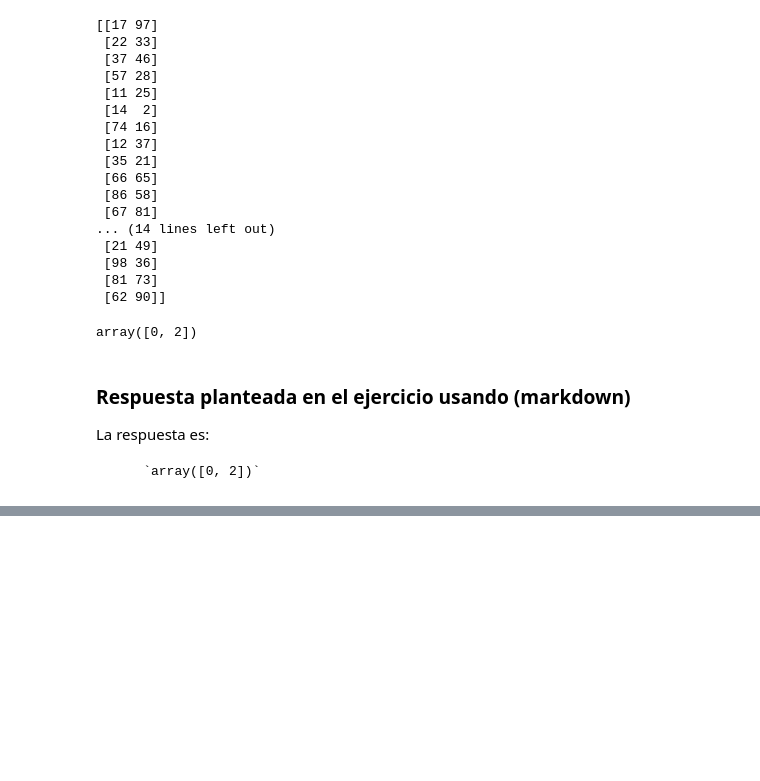
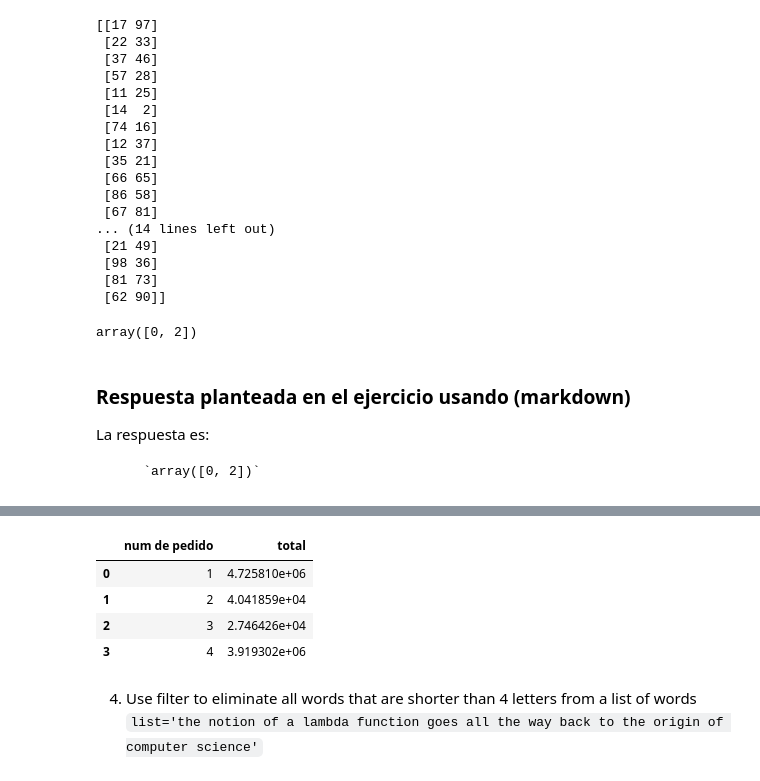
Before and after one commit to PintorOD1997/ProyectoConjunto_Tarea2_DPintor_RMartinez, a Jupyter notebook: ProyectoConjunto_DPintor_RMartinez.ipynb, the cells around one changed output, grey strips where cells are left out. Cells and saved outputs as stored; diff of their text form; code cells hidden in the pictures; blank space fills up the shorter version.

```diff
--- a/ProyectoConjunto_DPintor_RMartinez.ipynb
+++ b/ProyectoConjunto_DPintor_RMartinez.ipynb
@@ -203,0 +267,21 @@ array([0, 2])
+# %%
+#2
+orders = [[1, ("5464", 4, 9.99), ("8274",18,12.99), ("9744", 9, 44.95)],
+          [2, ("5464", 9, 9.99), ("9744", 9, 44.95)],
+          [3, ("5464", 9, 9.99), ("88112", 11, 24.99)],
+          [4, ("8732", 7, 11.99), ("7733",11,18.99), ("88112", 5, 39.95)] ]
+
+def precio(x):
+    return x[1]*x[2] if x[1]*x[2] >= 100 else x[1]*x[2]+10
+
+total = [[precio(orders[i][j]) for j in range(1, len(orders[i]))] for i in range(len(orders))]
+pd.DataFrame([(orders[i][0], reduce(lambda y, z: y*z, total[i])) for i in range(len(total))], columns=["num de pedido","total"])
+# %% [output]
+|  | num de pedido | total |
+| 0 | 1 | 4.725810e+06 |
+| 1 | 2 | 4.041859e+04 |
+| 2 | 3 | 2.746426e+04 |
+| 3 | 4 | 3.919302e+06 |
+# %% [markdown]
+4. Use filter to eliminate all words that are shorter than 4 letters from a list of words
+`list='the notion of a lambda function goes all the way back to the origin of computer science'`
```
Also changed, not shown: parts of 18 cells of this notebook.
